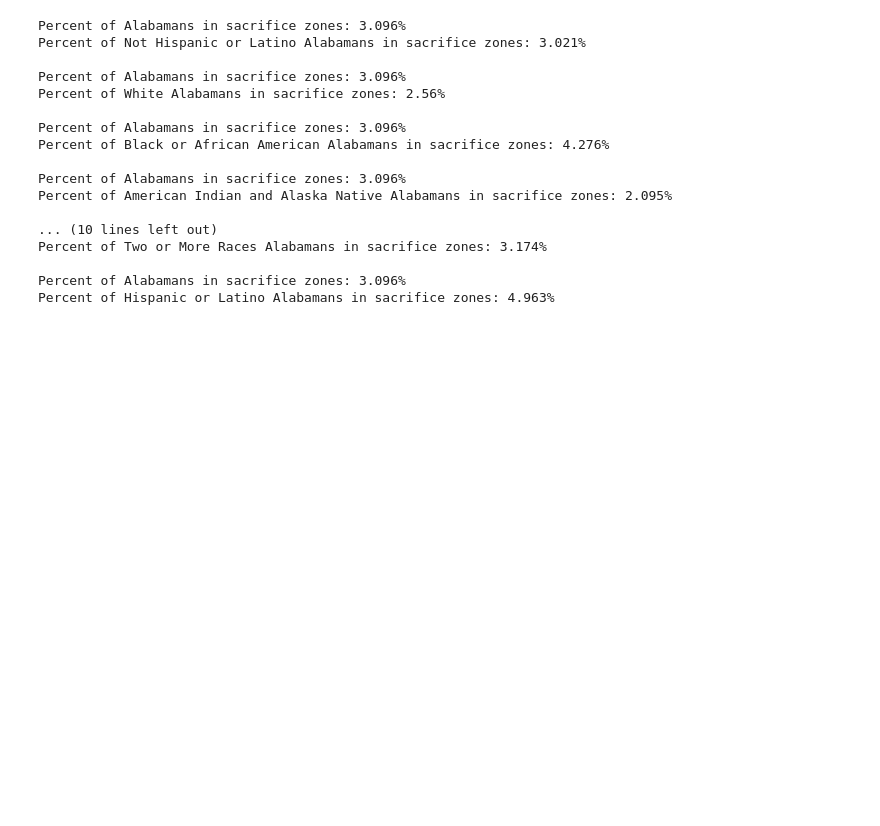
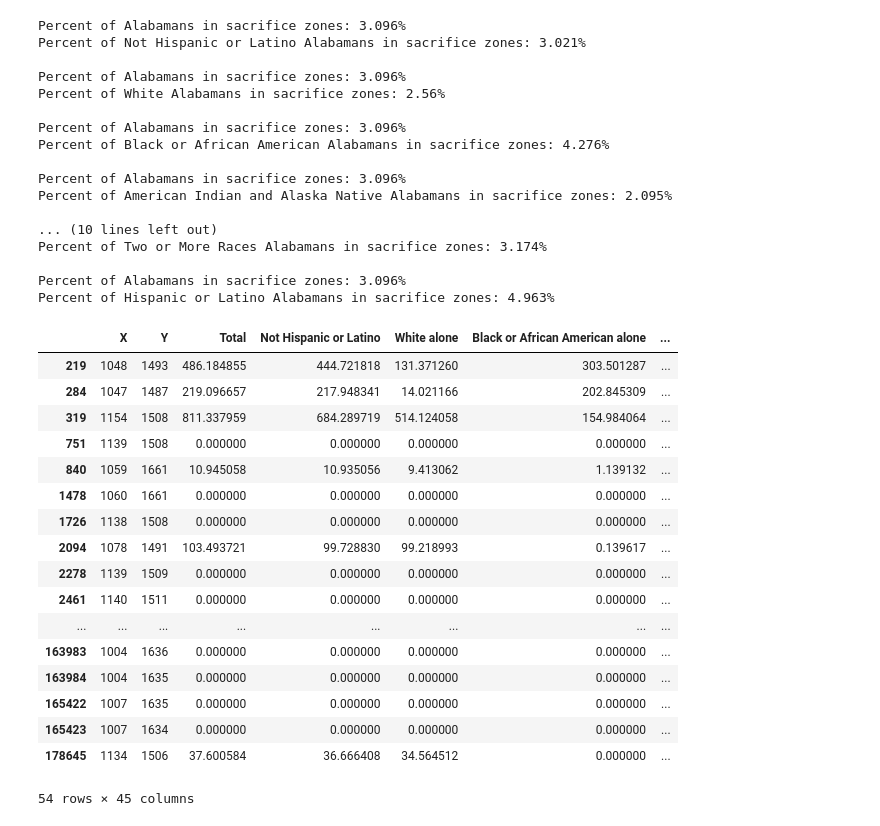
Before and after one commit to jasondamico/d3-visualizations, a Jupyter notebook: propublica_hotspots/eda/stats.ipynb, the cells around one changed output. Cells and saved outputs as stored; diff of their text form; code cells hidden in the pictures; blank space fills up the shorter version.

Commit message:
Group grids based on cancer risk and calculate demographic stats

```diff
--- a/propublica_hotspots/eda/stats.ipynb
+++ b/propublica_hotspots/eda/stats.ipynb
@@ -93,3 +93,27 @@ Percent of Two or More Races Alabamans in sacrifice zones: 3.174%
 
 Percent of Alabamans in sacrifice zones: 3.096%
 Percent of Hispanic or Latino Alabamans in sacrifice zones: 4.963%
+# %%
+# 1/10,000
+epa_cancer_risk = filtered_df.loc[df["ilcr"] > 1]
+
+epa_cancer_risk
+# %% [output]
+|  | X | Y | Total | Not Hispanic or Latino | White alone | Black or African American alone | ... |
+| 219 | 1048 | 1493 | 486.184855 | 444.721818 | 131.371260 | 303.501287 | ... |
+| 284 | 1047 | 1487 | 219.096657 | 217.948341 | 14.021166 | 202.845309 | ... |
+| 319 | 1154 | 1508 | 811.337959 | 684.289719 | 514.124058 | 154.984064 | ... |
+| 751 | 1139 | 1508 | 0.000000 | 0.000000 | 0.000000 | 0.000000 | ... |
+| 840 | 1059 | 1661 | 10.945058 | 10.935056 | 9.413062 | 1.139132 | ... |
+| 1478 | 1060 | 1661 | 0.000000 | 0.000000 | 0.000000 | 0.000000 | ... |
+| 1726 | 1138 | 1508 | 0.000000 | 0.000000 | 0.000000 | 0.000000 | ... |
+| 2094 | 1078 | 1491 | 103.493721 | 99.728830 | 99.218993 | 0.139617 | ... |
+| 2278 | 1139 | 1509 | 0.000000 | 0.000000 | 0.000000 | 0.000000 | ... |
+| 2461 | 1140 | 1511 | 0.000000 | 0.000000 | 0.000000 | 0.000000 | ... |
+| ... | ... | ... | ... | ... | ... | ... | ... |
+| 163983 | 1004 | 1636 | 0.000000 | 0.000000 | 0.000000 | 0.000000 | ... |
+| 163984 | 1004 | 1635 | 0.000000 | 0.000000 | 0.000000 | 0.000000 | ... |
+| 165422 | 1007 | 1635 | 0.000000 | 0.000000 | 0.000000 | 0.000000 | ... |
+| 165423 | 1007 | 1634 | 0.000000 | 0.000000 | 0.000000 | 0.000000 | ... |
+| 178645 | 1134 | 1506 | 37.600584 | 36.666408 | 34.564512 | 0.000000 | ... |
+54 rows × 45 columns
```
Also changed, not shown: parts of 5 cells of this notebook.
